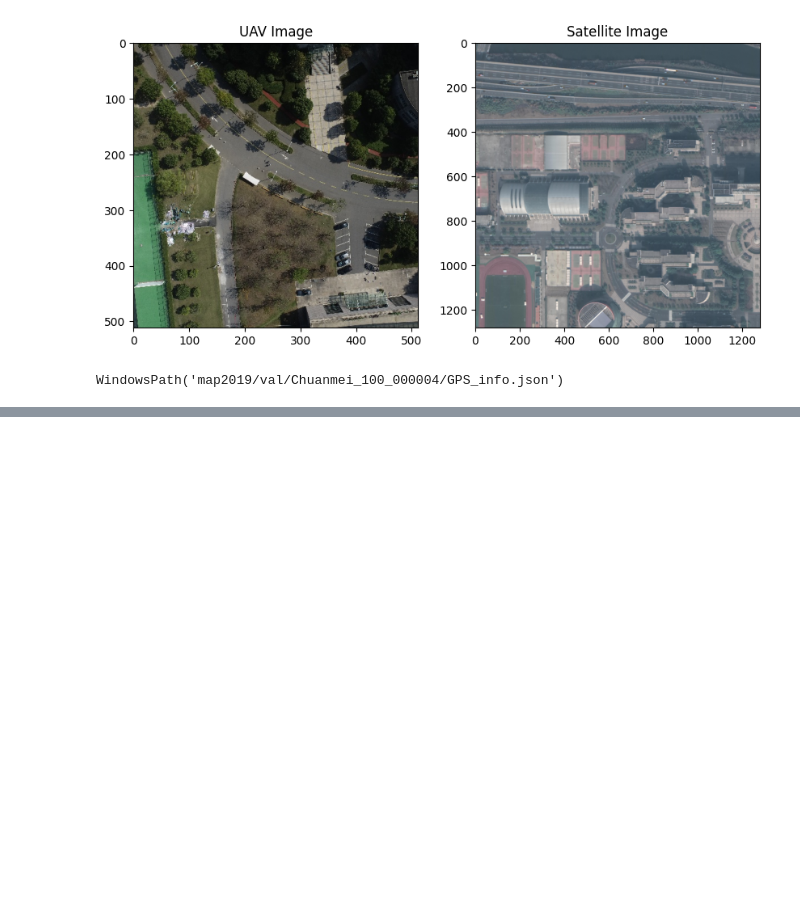
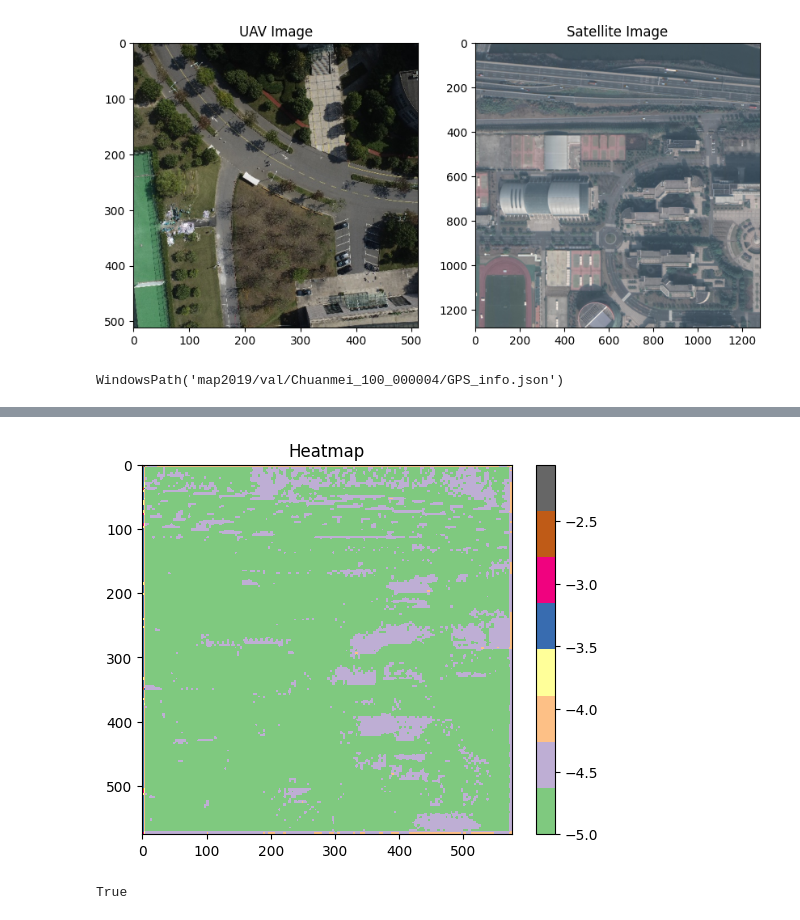
Before and after one commit to citec-spbu/satellite-geolocation, a Jupyter notebook: for_us/new_demo.ipynb, the cells around one changed output, grey strips where cells are left out. Cells and saved outputs as stored; diff of their text form; code cells hidden in the pictures; blank space fills up the shorter version.

```diff
--- a/for_us/new_demo.ipynb
+++ b/for_us/new_demo.ipynb
@@ -82,0 +139,2 @@ import torch
+# %%
+ans=model(z,x)
@@ -82,0 +157,28 @@ import torch
+# %%
+response, loc_bias = ans
+# %%
+def get_heatmap(
+                    response: torch.Tensor,
+                    output_size: Tuple[int, int] = None) -> np.ndarray:
+    response = response.detach().cpu()
+    if response.ndim == 4:
+        response = response.squeeze(0)
+    if response.ndim == 3 and response.shape[0] == 1:
+        response = response[0]
+    heatmap = response.numpy()
+    if output_size is not None and heatmap.shape != output_size:
+        heatmap = cv2.resize(heatmap, (output_size[1], output_size[0]))
+    return heatmap.astype(np.float32)
+# %%
+heat_map=get_heatmap(response=response)
+# %%
+plt.imshow(heat_map, cmap='Accent')
+plt.title('Heatmap')
+plt.colorbar()
+plt.show()
+# %% [output]
+[figure, added]
+# %%
+torch.cuda.is_available()
+# %% [output]
+True
```
Also changed, not shown: parts of 14 cells of this notebook, 43 other files.
